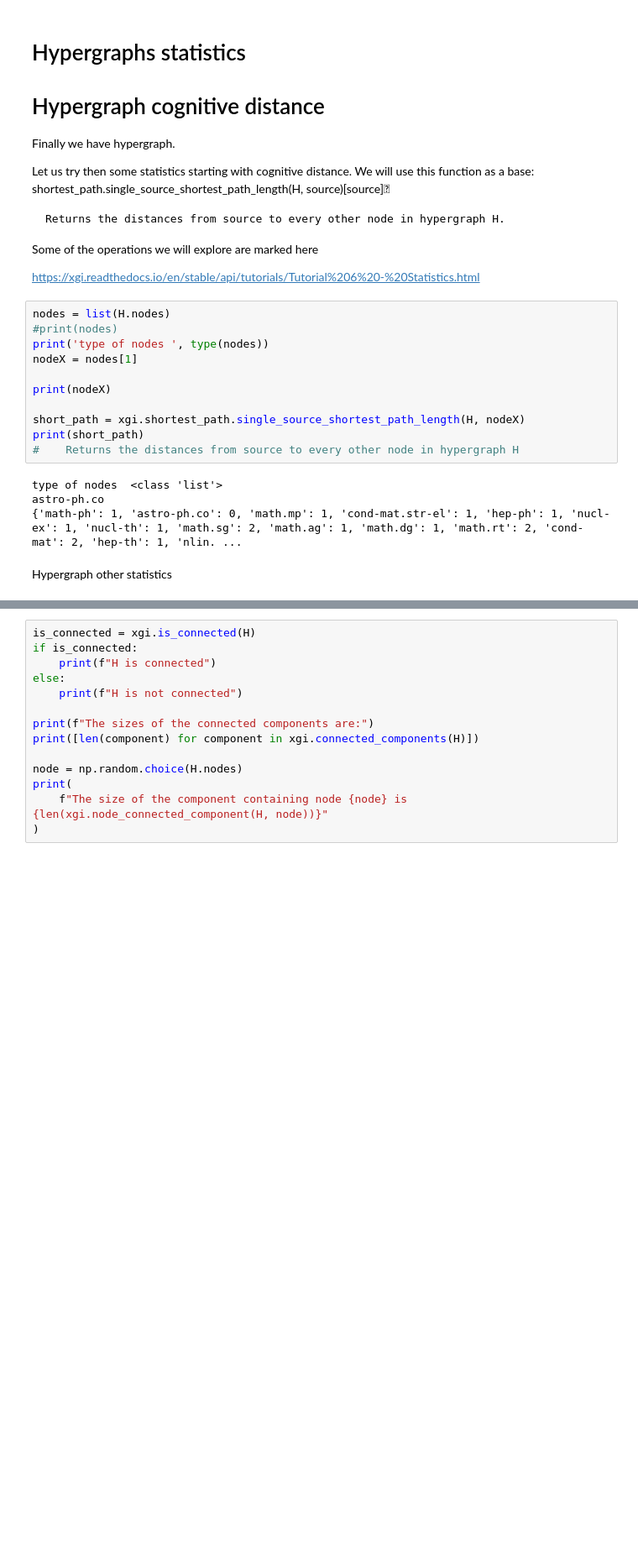
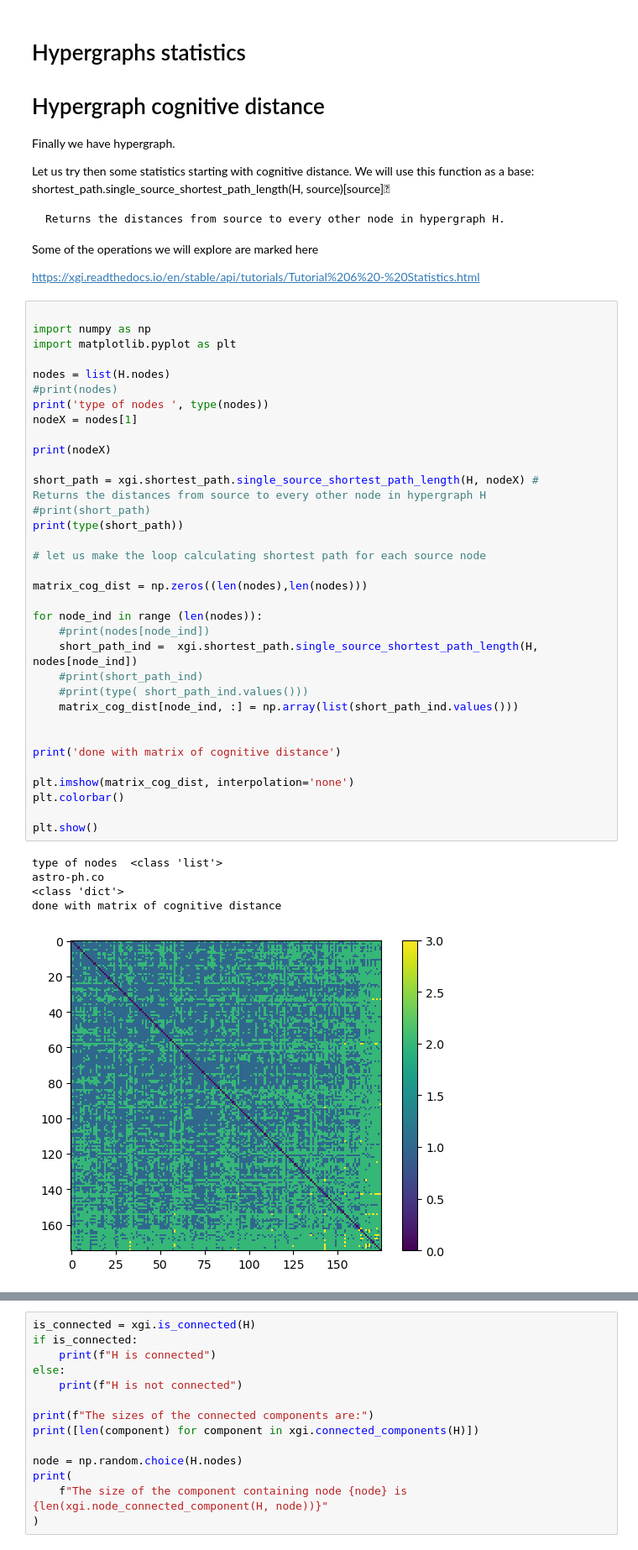
Before and after one commit to Liyubov/hypergraph_structures, a Jupyter notebook: code notebooks/hypergraph_cognitive_distance_arxiv.ipynb, the cells around one changed output, grey strips where cells are left out. Shown at 84% size. Drawn from its saved outputs; the diff is of its cells as text; blank space fills up the shorter version.

```diff
--- a/code notebooks/hypergraph_cognitive_distance_arxiv.ipynb
+++ b/code notebooks/hypergraph_cognitive_distance_arxiv.ipynb
@@ -57,20 +57,43 @@ shortest_path.single_source_shortest_path_length(H, source)[source]
 Some of the operations we will explore are marked here
 
 https://xgi.readthedocs.io/en/stable/api/tutorials/Tutorial%206%20-%20Statistics.html
-# %%
-nodes = list(H.nodes)
-#print(nodes)
-print('type of nodes ', type(nodes))
-nodeX = nodes[1]
-
-print(nodeX)
-
-short_path = xgi.shortest_path.single_source_shortest_path_length(H, nodeX)
-print(short_path)
-#    Returns the distances from source to every other node in hypergraph H
-# %% [output]
-type of nodes  <class 'list'>
-astro-ph.co
-{'math-ph': 1, 'astro-ph.co': 0, 'math.mp': 1, 'cond-mat.str-el': 1, 'hep-ph': 1, 'nucl-ex': 1, 'nucl-th': 1, 'math.sg': 2, 'math.ag': 1, 'math.dg': 1, 'math.rt': 2, 'cond-mat': 2, 'hep-th': 1, 'nlin. ...
-# %% [markdown]
-Hypergraph other statistics
+# %%
+
+import numpy as np
+import matplotlib.pyplot as plt
+
+nodes = list(H.nodes)
+#print(nodes)
+print('type of nodes ', type(nodes))
+nodeX = nodes[1]
+
+print(nodeX)
+
+short_path = xgi.shortest_path.single_source_shortest_path_length(H, nodeX) #    Returns the distances from source to every other node in hypergraph H
+#print(short_path)
+print(type(short_path))
+
+# let us make the loop calculating shortest path for each source node
+
+matrix_cog_dist = np.zeros((len(nodes),len(nodes)))
+
+for node_ind in range (len(nodes)):
+    #print(nodes[node_ind])
+    short_path_ind =  xgi.shortest_path.single_source_shortest_path_length(H, nodes[node_ind])
+    #print(short_path_ind)
+    #print(type( short_path_ind.values()))
+    matrix_cog_dist[node_ind, :] = np.array(list(short_path_ind.values()))
+
+
+print('done with matrix of cognitive distance')
+
+plt.imshow(matrix_cog_dist, interpolation='none')
+plt.colorbar()
+
+plt.show()
+# %% [output]
+type of nodes  <class 'list'>
+astro-ph.co
+<class 'dict'>
+done with matrix of cognitive distance
+[figure, added]
```
Also changed, not shown: parts of 3 cells of this notebook.
